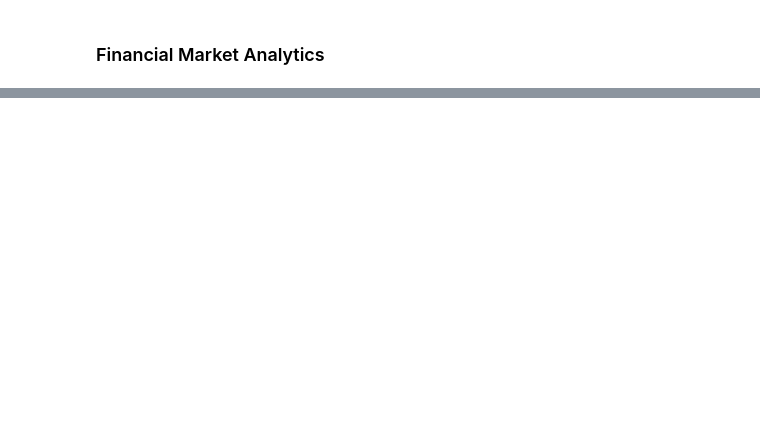
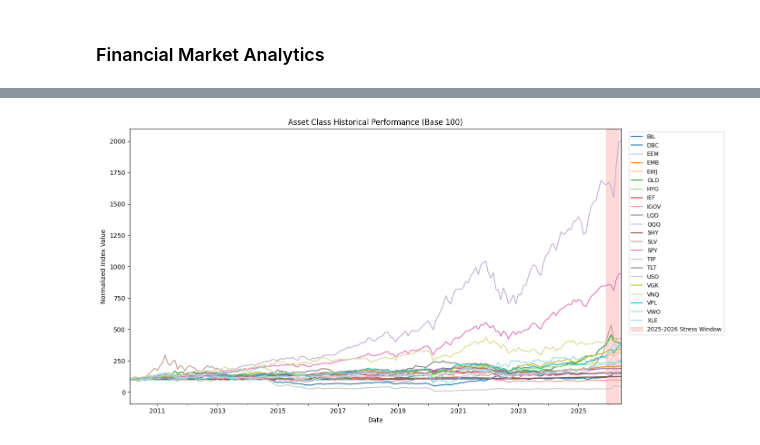
Before and after one commit to aronetommaso/Financial-Market-Analytics, a Jupyter notebook: project_type2.ipynb, the cells around one changed output, grey strips where cells are left out. Drawn from its saved outputs; the diff is of its cells as text; code cells hidden in the pictures; blank space fills up the shorter version.

```diff
--- a/project_type2.ipynb
+++ b/project_type2.ipynb
@@ -104,0 +175,19 @@ prices = prices.dropna(how="all")  # rimuove date senza dati
+# %%
+monthly_prices = prices.resample('ME').last()
+log_returns = np.log(monthly_prices / monthly_prices.shift(1)).dropna()
+# Plot 1: Normalized Historical Performance
+plt.figure(figsize=(14, 7))
+p_norm = (np.exp(log_returns.cumsum()) * 100)
+p_norm.plot(colormap='tab20', linewidth=1.5, ax=plt.gca())
+
+# Highlight a recent geopolitical / macro stress window without attributing it to one unverified event.
+plt.axvspan('2025-12-31', '2026-05-31', color='red', alpha=0.15, label='2025-2026 Stress Window')
+
+plt.title('Asset Class Historical Performance (Base 100)')
+plt.ylabel('Normalized Index Value')
+plt.xlabel('Date')
+plt.legend(loc='upper left', bbox_to_anchor=(1.01, 1), fontsize=9)
+plt.tight_layout()
+plt.show()
+# %% [output]
+[figure, added]
```
Also changed, not shown: parts of 35 cells of this notebook, 1 other file.
